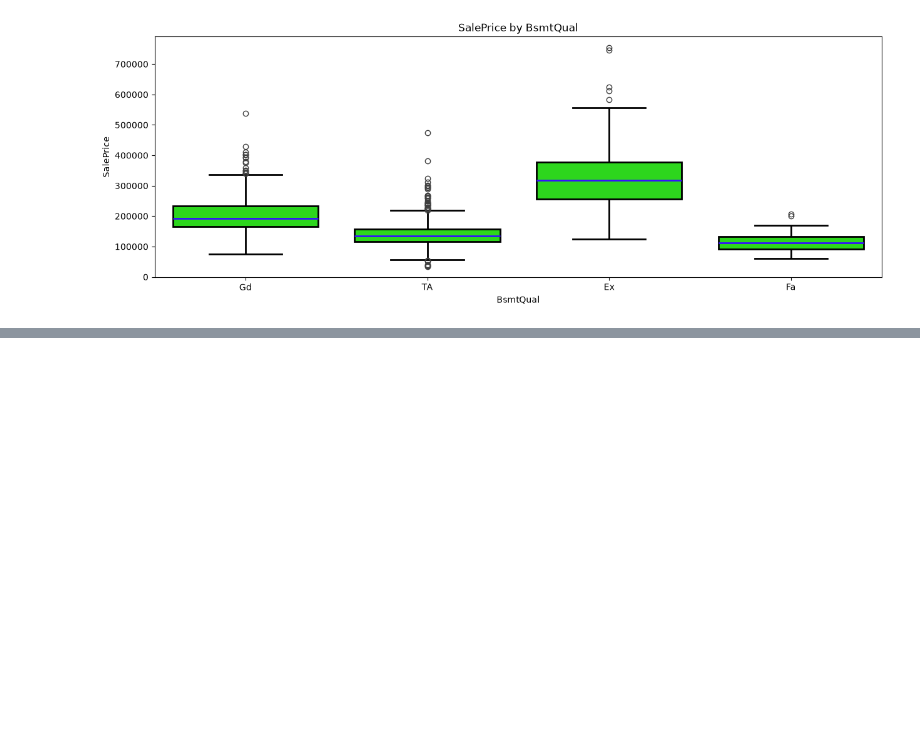
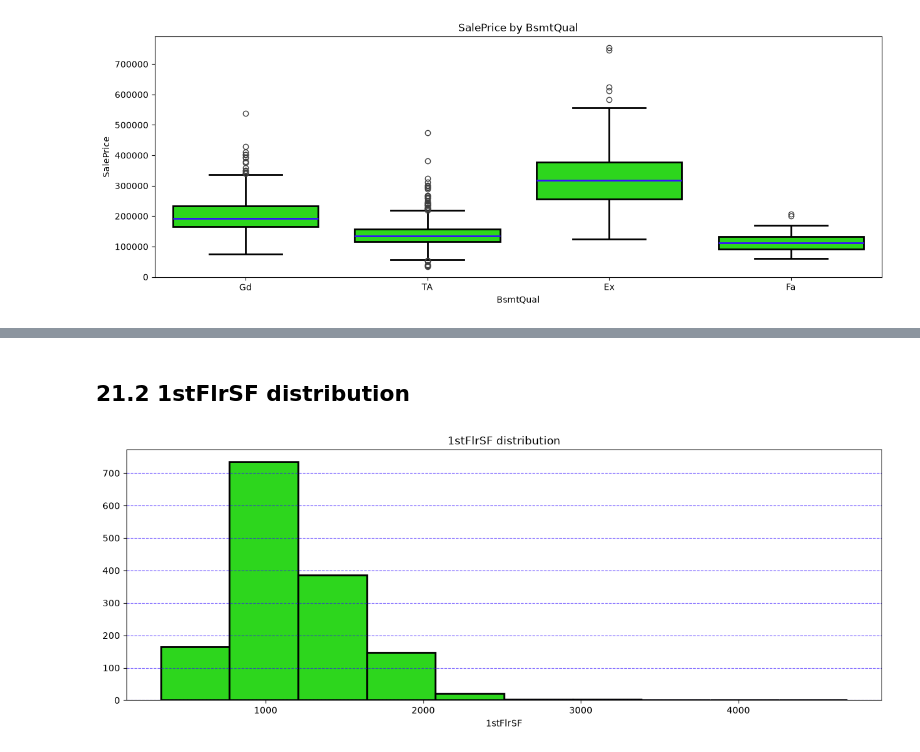
Before and after one commit to charligram/3_prediction_of_house_values, a Jupyter notebook: notebooks/02_EDA.ipynb, the cells around one changed output, grey strips where cells are left out. Drawn from its saved outputs; the diff is of its cells as text; code cells hidden in the pictures; blank space fills up the shorter version.

```diff
--- a/notebooks/02_EDA.ipynb
+++ b/notebooks/02_EDA.ipynb
@@ -752,0 +824,15 @@ plt.show()
+# %% [markdown]
+## 21.2 1stFlrSF distribution
+# %%
+fig, ax = hist_plot_project(
+    x=df['1stFlrSF'],
+    title='1stFlrSF distribution',
+    x_label='1stFlrSF',
+    y_label='Count'
+)
+
+
+plt.savefig(FIGURES_PATH / '15_1stFlrSF_dist.png', bbox_inches='tight')
+plt.show()
+# %% [output]
+[figure, added]
```
Also changed, not shown: parts of 120 cells of this notebook, 29 other files.
